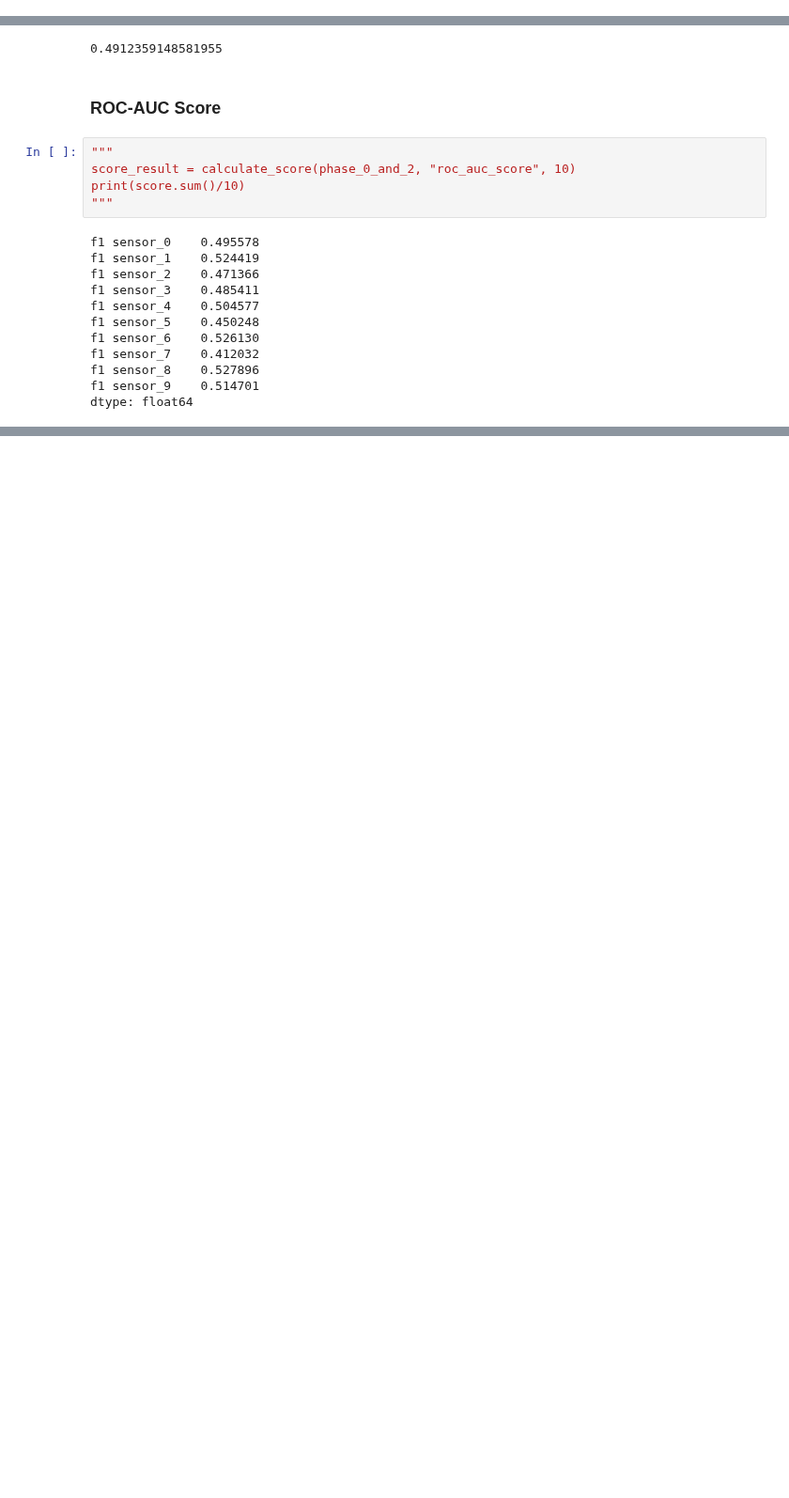
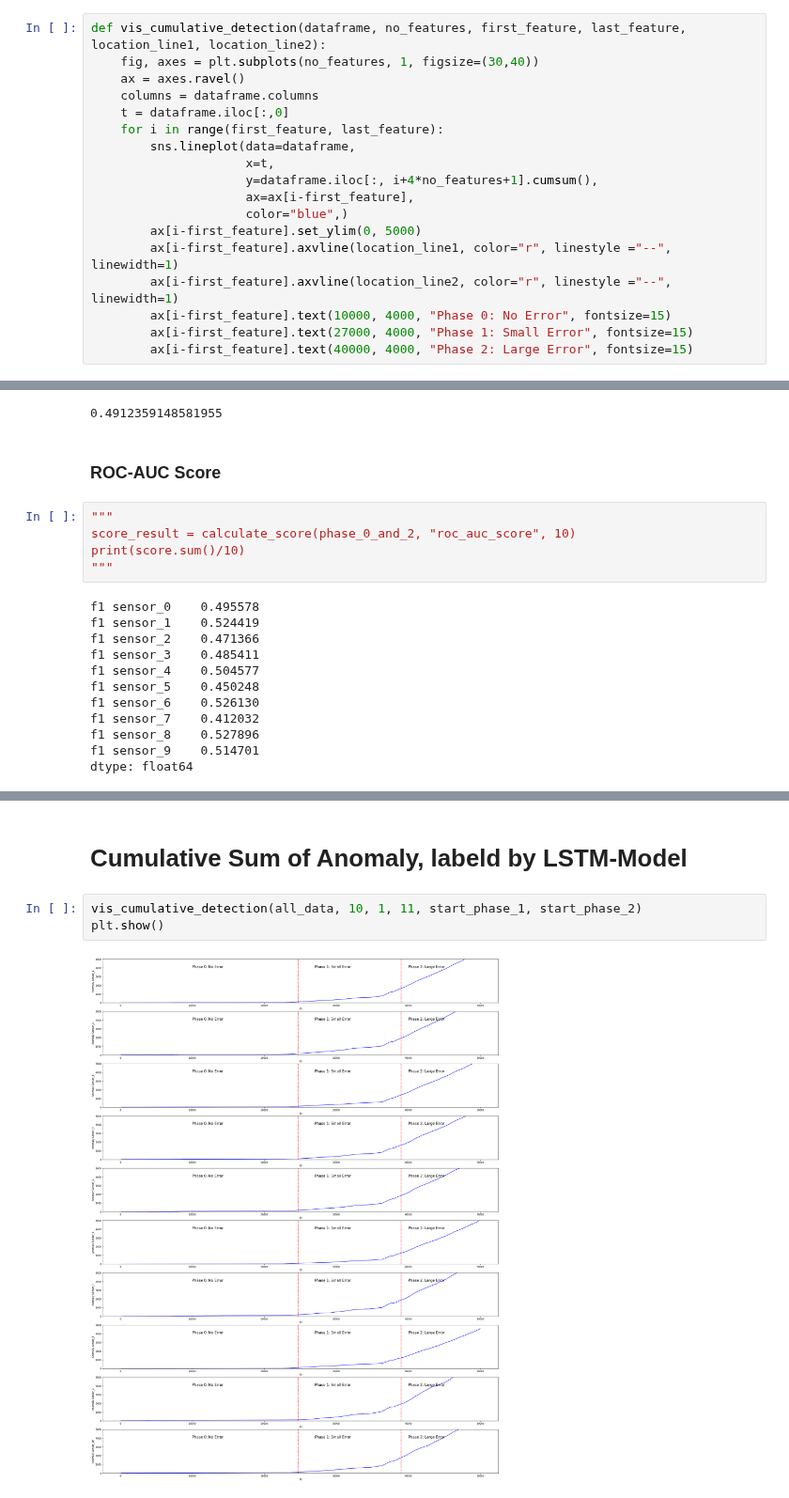
Before and after one commit to carlov93/predictive_maintenance, a Jupyter notebook: src/visualisation/evaluation/MLE/evaluation_cpps_new.ipynb, the cells around one changed output, grey strips where cells are left out. Shown at 94% size. Saved outputs shown, nothing was run; the diff lists cells and outputs as text; blank space fills up the shorter version.

Commit message:
remove old models and added evaluation notebooks

```diff
--- a/src/visualisation/evaluation/MLE/evaluation_cpps_new.ipynb
+++ b/src/visualisation/evaluation/MLE/evaluation_cpps_new.ipynb
@@ -118,0 +117,18 @@ def visualise_metric_machine(results, score_type, phase):
+# %%
+def vis_cumulative_detection(dataframe, no_features, first_feature, last_feature, location_line1, location_line2):
+    fig, axes = plt.subplots(no_features, 1, figsize=(30,40))
+    ax = axes.ravel()
+    columns = dataframe.columns
+    t = dataframe.iloc[:,0]
+    for i in range(first_feature, last_feature):
+        sns.lineplot(data=dataframe,
+                     x=t,
+                     y=dataframe.iloc[:, i+4*no_features+1].cumsum(),
+                     ax=ax[i-first_feature],
+                     color="blue",)
+        ax[i-first_feature].set_ylim(0, 5000)
+        ax[i-first_feature].axvline(location_line1, color="r", linestyle ="--", linewidth=1)
+        ax[i-first_feature].axvline(location_line2, color="r", linestyle ="--", linewidth=1)
+        ax[i-first_feature].text(10000, 4000, "Phase 0: No Error", fontsize=15)
+        ax[i-first_feature].text(27000, 4000, "Phase 1: Small Error", fontsize=15)
+        ax[i-first_feature].text(40000, 4000, "Phase 2: Large Error", fontsize=15)
@@ -205,3 +231,10 @@ visualise_metric_machine(score_result, "True Positive Rate", "Large Error")
 plt.show()
 # %% [output]
 [figure]
+# %% [markdown]
+# Cumulative Sum of Anomaly, labeld by LSTM-Model
+# %%
+vis_cumulative_detection(all_data, 10, 1, 11, start_phase_1, start_phase_2)
+plt.show()
+# %% [output]
+[figure, added]
```
Also changed, not shown: parts of 11 cells of this notebook, 20 other files.
